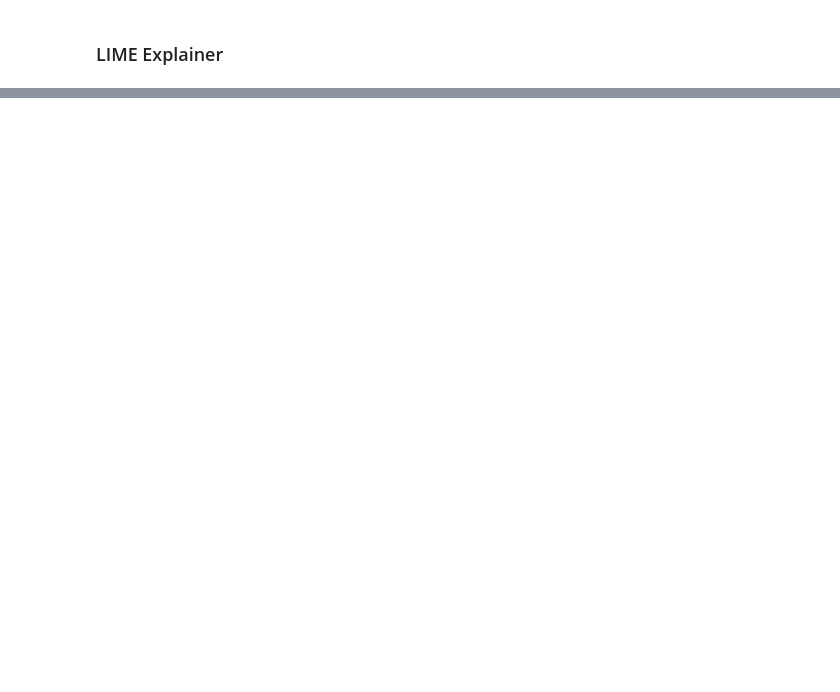
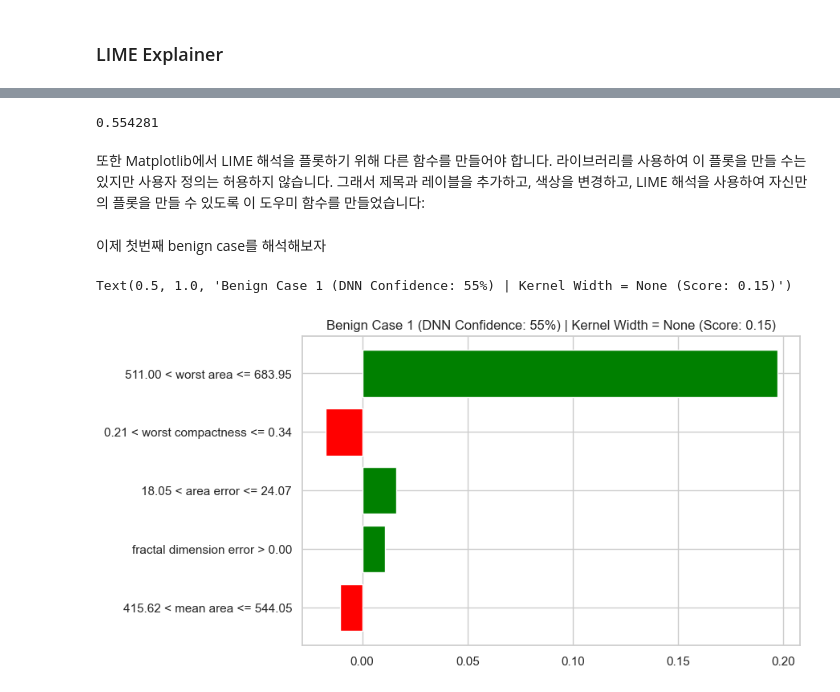
Before and after one commit to sguys99/self-study, a Jupyter notebook: xai/xai_book/ch04/ch04.ipynb, the cells around one changed output, grey strips where cells are left out. Saved outputs shown, nothing was run; the diff lists cells and outputs as text; code cells hidden in the pictures; blank space fills up the shorter version.

```diff
--- a/xai/xai_book/ch04/ch04.ipynb
+++ b/xai/xai_book/ch04/ch04.ipynb
@@ -490,0 +513,5 @@ import lime.lime_tabular
+# %%
+explainer = lime.lime_tabular.LimeTabularExplainer(X_train.numpy(),
+                                                   feature_names=data.feature_names,
+                                                   class_names=data.target_names,
+                                                   discretize_continuous=True)
@@ -490,0 +526,3 @@ import lime.lime_tabular
+# %%
+benign_idx = np.where(y_test.numpy() == 1)[0][0]
+malignant_idx = np.where(y_test.numpy() == 0)[0][0]
@@ -490,0 +537,3 @@ import lime.lime_tabular
+# %%
+def prob(data):
+    return model.forward(Variable(torch.from_numpy(data)).float()).detach().numpy().reshape(-1, 1)
@@ -490,0 +560,32 @@ import lime.lime_tabular
+# %%
+y_conf[benign_idx]
+# %% [output]
+0.554281
+# %% [markdown]
+또한 Matplotlib에서 LIME 해석을 플롯하기 위해 다른 함수를 만들어야 합니다. 라이브러리를 사용하여 이 플롯을 만들 수는 있지만 사용자 정의는 허용하지 않습니다. 그래서 제목과 레이블을 추가하고, 색상을 변경하고, LIME 해석을 사용하여 자신만의 플롯을 만들 수 있도록 이 도우미 함수를 만들었습니다:
+# %%
+def lime_exp_as_pyplot(exp, label=0, figsize=(8,5)):
+    exp_list = exp.as_list(label=label)
+    fig, ax = plt.subplots(figsize=figsize)
+    vals = [x[1] for x in exp_list]
+    names = [x[0] for x in exp_list]
+    vals.reverse()
+    names.reverse()
+    colors = ['green' if x > 0 else 'red' for x in vals]
+    pos = np.arange(len(exp_list)) + .5
+    ax.barh(pos, vals, align='center', color=colors)
+    plt.yticks(pos, names)
+    return fig, ax
+# %% [markdown]
+이제 첫번째 benign case를 해석해보자
+# %%
+bc1_lime = explainer.explain_instance(X_test.numpy()[benign_idx],
+                                 prob,
+                                 num_features=5,
+                                 top_labels=1)
+f, ax = lime_exp_as_pyplot(bc1_lime)
+ax.set_title('Benign Case 1 (DNN Confidence: %d%%) | Kernel Width = None (Score: %.2f)' % (round(y_conf[benign_idx] * 100),
+                                                                                            bc1_lime.score))
+# %% [output]
+Text(0.5, 1.0, 'Benign Case 1 (DNN Confidence: 55%) | Kernel Width = None (Score: 0.15)')
+[figure, added]
```
Also changed, not shown: parts of 43 cells of this notebook, 7 other files.
